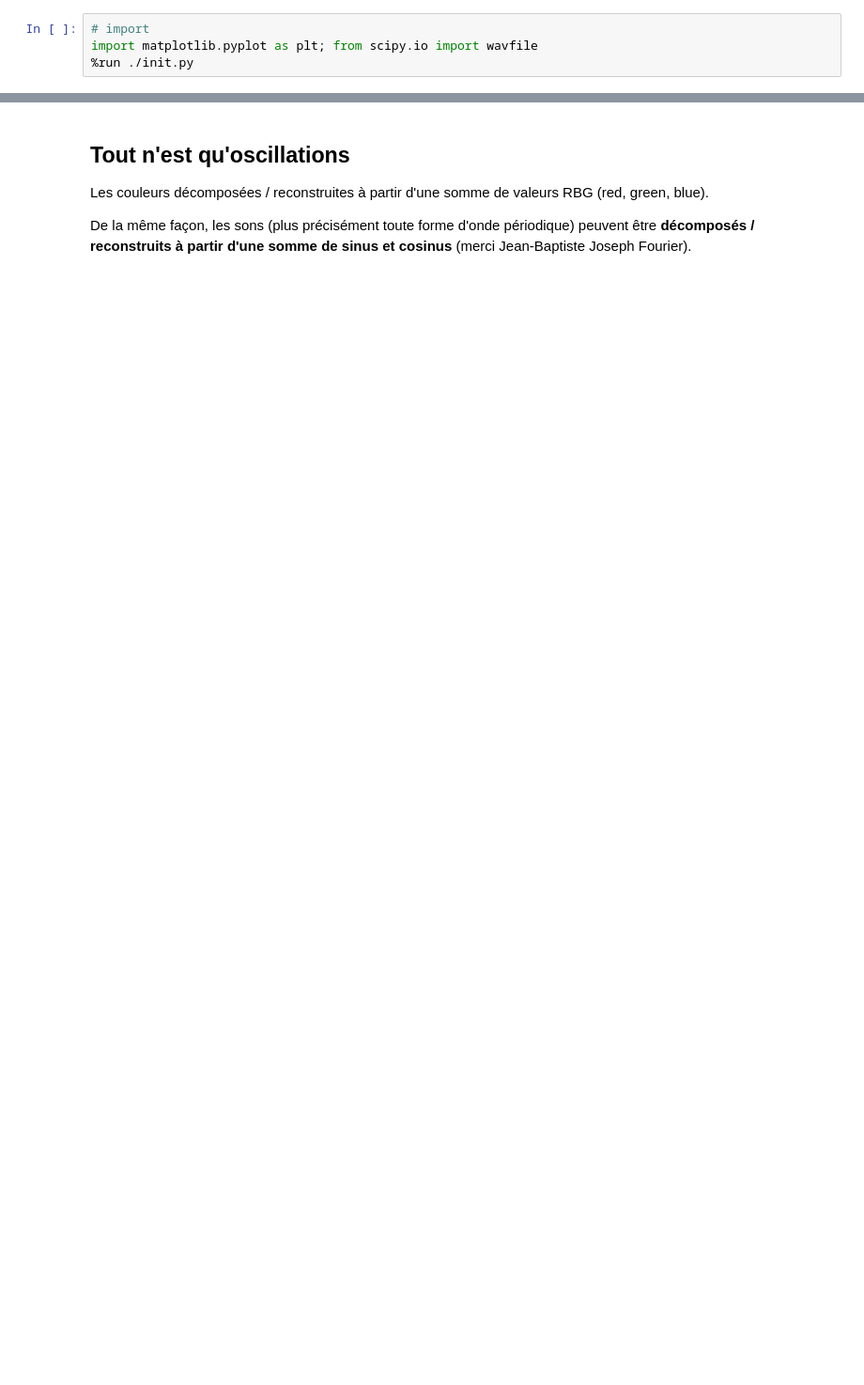
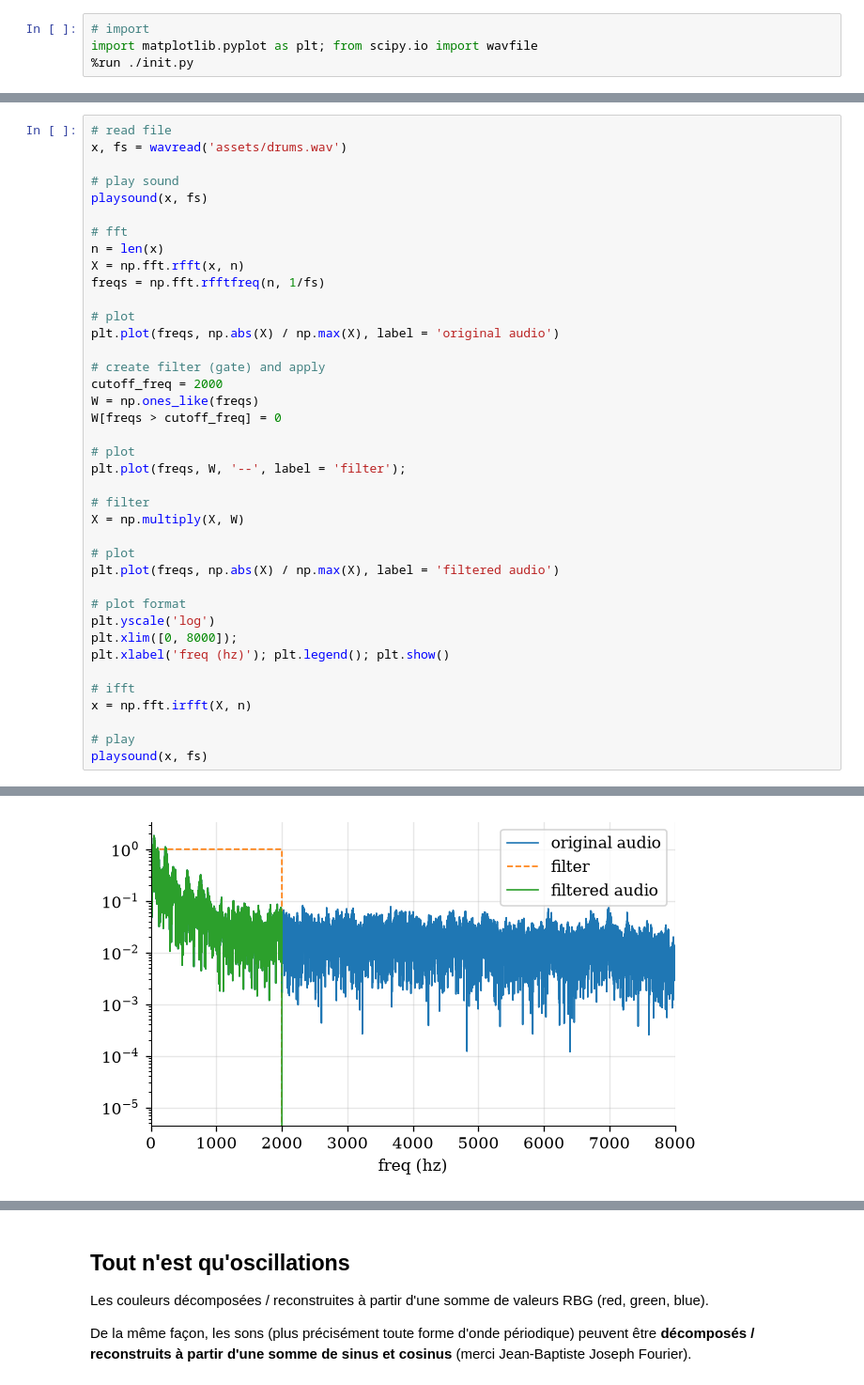
Before and after one commit to PyrApple/jupyterlite_signal_processing_ens, a Jupyter notebook: content/2_fft_introduction.ipynb, the cells around one changed output, grey strips where cells are left out. Shown at 94% size. Cells and saved outputs as stored; diff of their text form; blank space fills up the shorter version.

```diff
--- a/content/2_fft_introduction.ipynb
+++ b/content/2_fft_introduction.ipynb
@@ -6,0 +13,40 @@ import matplotlib.pyplot as plt; from scipy.io import wavfile
+# %%
+# read file
+x, fs = wavread('assets/drums.wav')
+
+# play sound
+playsound(x, fs)
+
+# fft
+n = len(x)
+X = np.fft.rfft(x, n)
+freqs = np.fft.rfftfreq(n, 1/fs)
+
+# plot
+plt.plot(freqs, np.abs(X) / np.max(X), label = 'original audio')
+
+# create filter (gate) and apply
+cutoff_freq = 2000
+W = np.ones_like(freqs)
+W[freqs > cutoff_freq] = 0
+
+# plot
+plt.plot(freqs, W, '--', label = 'filter');
+
+# filter
+X = np.multiply(X, W)
+
+# plot
+plt.plot(freqs, np.abs(X) / np.max(X), label = 'filtered audio')
+
+# plot format
+plt.yscale('log')
+plt.xlim([0, 8000]);
+plt.xlabel('freq (hz)'); plt.legend(); plt.show()
+
+# ifft
+x = np.fft.irfft(X, n)
+
+# play
+playsound(x, fs)
+# %% [output]
@@ -6,0 +54 @@ import matplotlib.pyplot as plt; from scipy.io import wavfile
+[figure, added]
```
Also changed, not shown: parts of 5 cells of this notebook, 11 other files.
